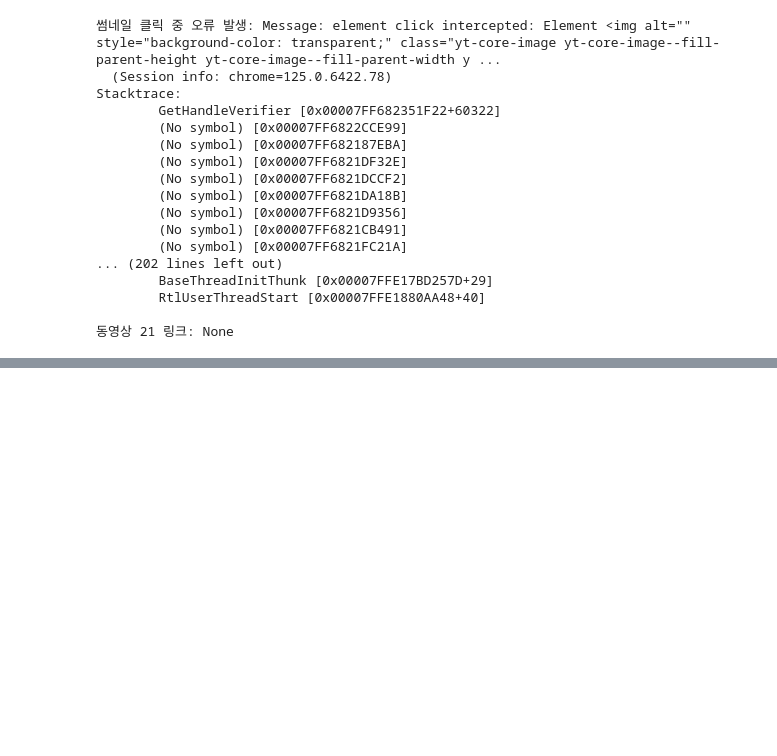
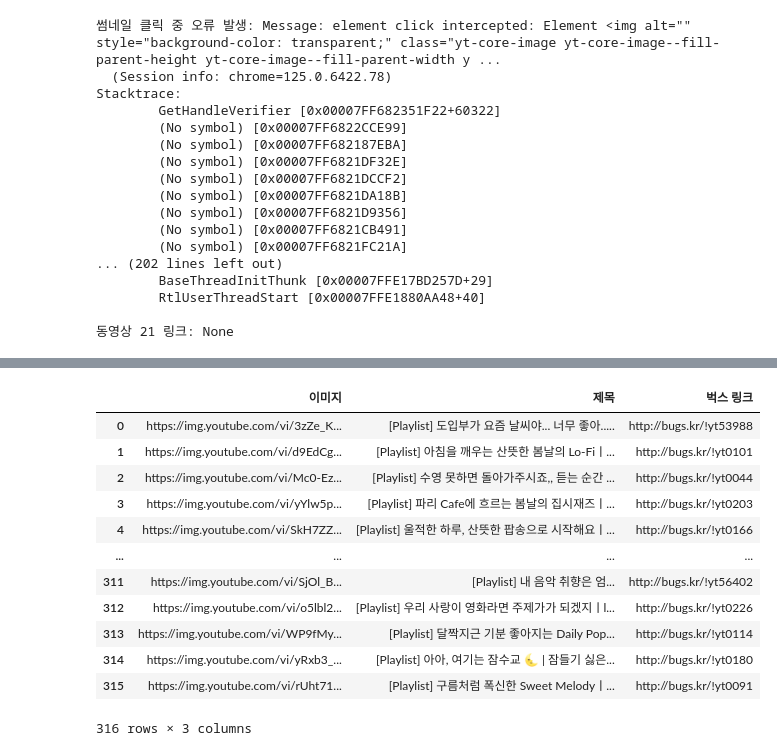
Before and after one commit to Eehnodu/crawling_test, a Jupyter notebook: code.ipynb, the cells around one changed output, grey strips where cells are left out. Drawn from its saved outputs; the diff is of its cells as text; code cells hidden in the pictures; blank space fills up the shorter version.

```diff
--- a/code.ipynb
+++ b/code.ipynb
@@ -143,0 +294,21 @@ len(link_list)
+# %%
+import pandas as pd
+dic = {'이미지' : img_list, '제목' : head_list, '벅스 링크' : all_links}
+data = pd.DataFrame(dic)
+data['제목'] = data['제목'].str.replace('[playlist] ', '', regex=False)
+data.to_csv("beomsu_data.csv", index=False, encoding="utf-8-sig")
+data
+# %% [output]
+|  | 이미지 | 제목 | 벅스 링크 |
+| 0 | https://img.youtube.com/vi/3zZe_K... | [Playlist] 도입부가 요즘 날씨야... 너무 좋아..... | http://bugs.kr/!yt53988 |
+| 1 | https://img.youtube.com/vi/d9EdCg... | [Playlist] 아침을 깨우는 산뜻한 봄날의 Lo-Fiㅣ... | http://bugs.kr/!yt0101 |
+| 2 | https://img.youtube.com/vi/Mc0-Ez... | [Playlist] 수영 못하면 돌아가주시죠,, 듣는 순간 ... | http://bugs.kr/!yt0044 |
+| 3 | https://img.youtube.com/vi/yYlw5p... | [Playlist] 파리 Cafe에 흐르는 봄날의 집시재즈ㅣ... | http://bugs.kr/!yt0203 |
+| 4 | https://img.youtube.com/vi/SkH7ZZ... | [Playlist] 울적한 하루, 산뜻한 팝송으로 시작해요ㅣ... | http://bugs.kr/!yt0166 |
+| ... | ... | ... | ... |
+| 311 | https://img.youtube.com/vi/SjOl_B... | [Playlist] 내 음악 취향은 엄... | http://bugs.kr/!yt56402 |
+| 312 | https://img.youtube.com/vi/o5lbl2... | [Playlist] 우리 사랑이 영화라면 주제가가 되겠지ㅣl... | http://bugs.kr/!yt0226 |
+| 313 | https://img.youtube.com/vi/WP9fMy... | [Playlist] 달짝지근 기분 좋아지는 Daily Pop... | http://bugs.kr/!yt0114 |
+| 314 | https://img.youtube.com/vi/yRxb3_... | [Playlist] 아아, 여기는 잠수교 🌜 | 잠들기 싫은... | http://bugs.kr/!yt0180 |
+| 315 | https://img.youtube.com/vi/rUht71... | [Playlist] 구름처럼 폭신한 Sweet Melodyㅣ... | http://bugs.kr/!yt0091 |
+316 rows × 3 columns
```
Also changed, not shown: parts of 7 cells of this notebook, 4 other files.
